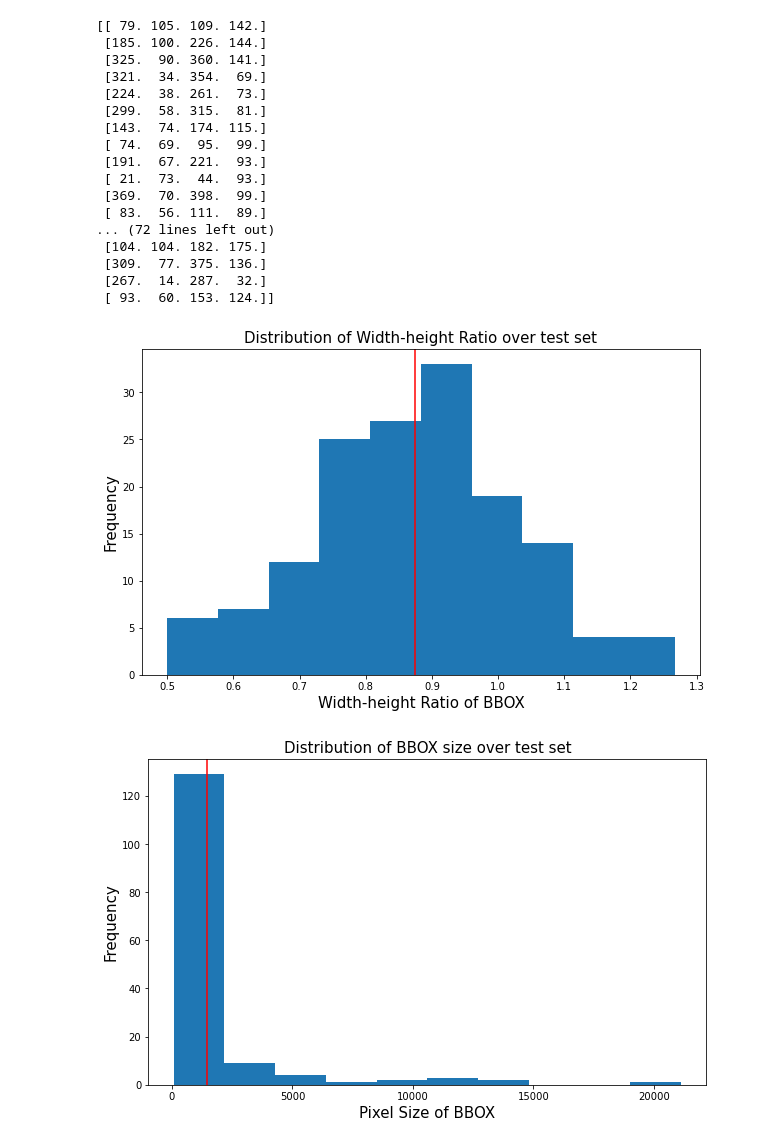
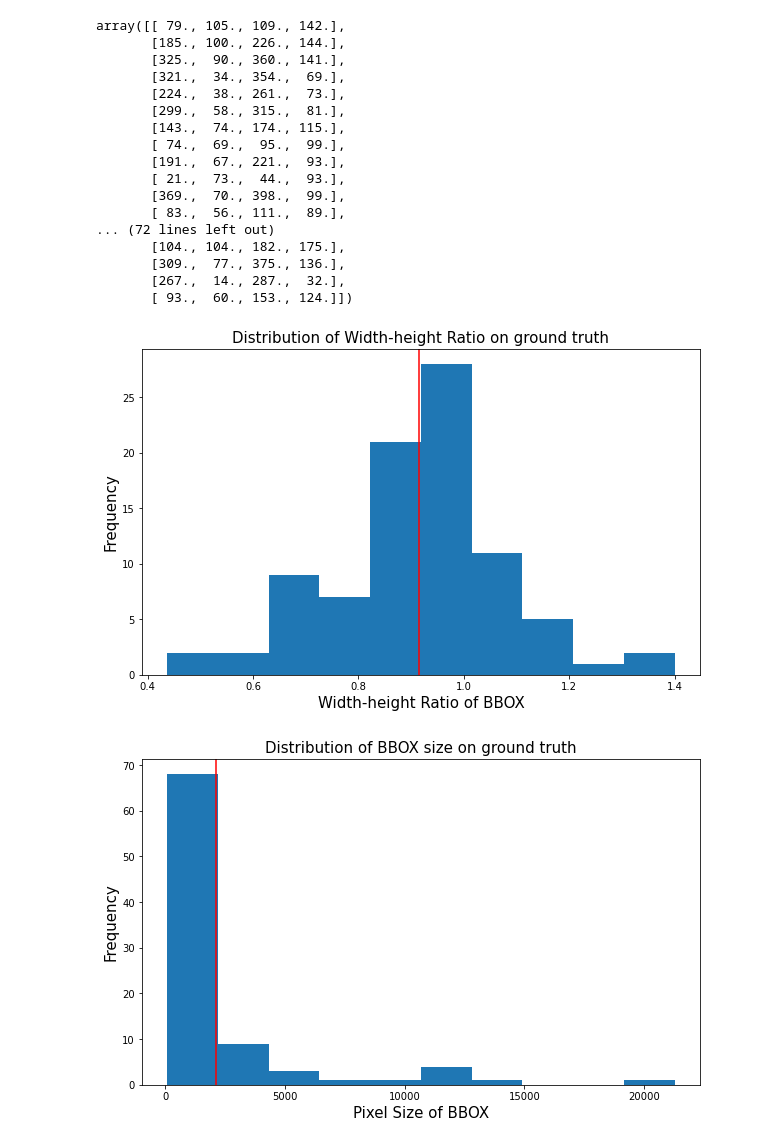
Before and after one commit to Guanzhao-hub/17644-Deep-Learning-Model-Inspection, a Jupyter notebook: Yolov3v4Ratios/plot_bbox_gt.ipynb, the cells around one changed output. Saved outputs shown, nothing was run; the diff lists cells and outputs as text; code cells hidden in the pictures.

Commit message:
Update the picture title for ground truth

```diff
--- a/Yolov3v4Ratios/plot_bbox_gt.ipynb
+++ b/Yolov3v4Ratios/plot_bbox_gt.ipynb
@@ -3,7 +3,7 @@ import numpy as np
 import matplotlib.pyplot as plt
 import seaborn as sns
 # %%
-path = r"C:\Users\mingy\Desktop\ground_truth_test.txt"
+path = r"ground_truth_test.txt"
 lines = []
 with open(path,"r") as f:
     lines = f.readlines()
@@ -17,28 +17,28 @@ for line in lines:
             cords.append([float(num) for num in term.split(",")[:-1]])
 np.array(cords)
 # %% [output]
-[[ 79. 105. 109. 142.]
- [185. 100. 226. 144.]
- [325.  90. 360. 141.]
- [321.  34. 354.  69.]
- [224.  38. 261.  73.]
- [299.  58. 315.  81.]
- [143.  74. 174. 115.]
- [ 74.  69.  95.  99.]
- [191.  67. 221.  93.]
- [ 21.  73.  44.  93.]
- [369.  70. 398.  99.]
- [ 83.  56. 111.  89.]
+array([[ 79., 105., 109., 142.],
+       [185., 100., 226., 144.],
+       [325.,  90., 360., 141.],
+       [321.,  34., 354.,  69.],
+       [224.,  38., 261.,  73.],
+       [299.,  58., 315.,  81.],
+       [143.,  74., 174., 115.],
+       [ 74.,  69.,  95.,  99.],
+       [191.,  67., 221.,  93.],
+       [ 21.,  73.,  44.,  93.],
+       [369.,  70., 398.,  99.],
+       [ 83.,  56., 111.,  89.],
 ... (72 lines left out)
- [104. 104. 182. 175.]
- [309.  77. 375. 136.]
- [267.  14. 287.  32.]
- [ 93.  60. 153. 124.]]
+       [104., 104., 182., 175.],
+       [309.,  77., 375., 136.],
+       [267.,  14., 287.,  32.],
+       [ 93.,  60., 153., 124.]])
 # %%
 length_height_ratios = []
 sizes = []
 # here I use length/height as the ratio
-for row in axis:
+for row in cords:
     length_height_ratios.append((row[2] - row[0])/(row[3]-row[1]))
     sizes.append((row[2] - row[0])*(row[3]-row[1]))
 # %%
@@ -46,23 +46,23 @@ avg_ratio = np.mean(length_height_ratios)
 # %%
 plt.figure(figsize = (10, 6))
 plt.hist(length_height_ratios)
 plt.xlabel("Width-height Ratio of BBOX", fontsize = 15)
 plt.ylabel("Frequency", fontsize = 15)
-plt.title("Distribution of Width-height Ratio over test set", fontsize = 15)
+plt.title("Distribution of Width-height Ratio on ground truth", fontsize = 15)
 plt.axvline(x=avg_ratio, c = "r")
-plt.savefig(r"C:\Users\mingy\Desktop\width_height_ratio_v4.jpg",dpi = 300, bbox_inches = "tight")
+plt.savefig(r"C:\Users\mingy\Desktop\width_height_ratio_groundtruth.jpg",dpi = 300, bbox_inches = "tight")
 # %% [output]
-[figure, old version]
+[figure, new version]
 # %%
 plt.figure(figsize = (10,6))
 plt.hist(sizes)
 plt.xlabel("Pixel Size of BBOX", fontsize = 15)
 plt.ylabel("Frequency", fontsize = 15)
-plt.title("Distribution of BBOX size over test set", fontsize = 15)
+plt.title("Distribution of BBOX size on ground truth", fontsize = 15)
 plt.axvline(x=np.mean(sizes), c = "r")
-plt.savefig(r"C:\Users\mingy\Desktop\bbox_size_v4.jpg",dpi = 300, bbox_inches = "tight")
+plt.savefig(r"C:\Users\mingy\Desktop\bbox_size_ground_truth.jpg",dpi = 300, bbox_inches = "tight")
 # %% [output]
-[figure, old version]
+[figure, new version]
 # %%
 sns.distplot(length_height_ratios,
              hist=True,
```
Also changed, not shown: parts of 2 cells of this notebook, 2 other files.
